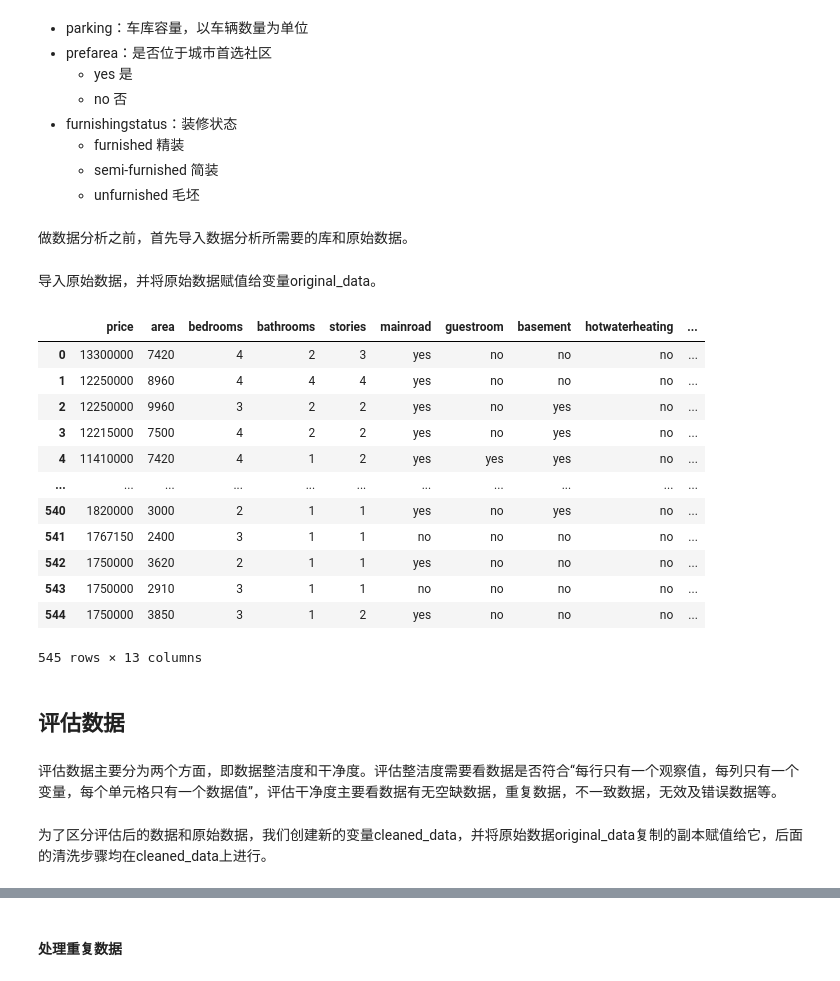
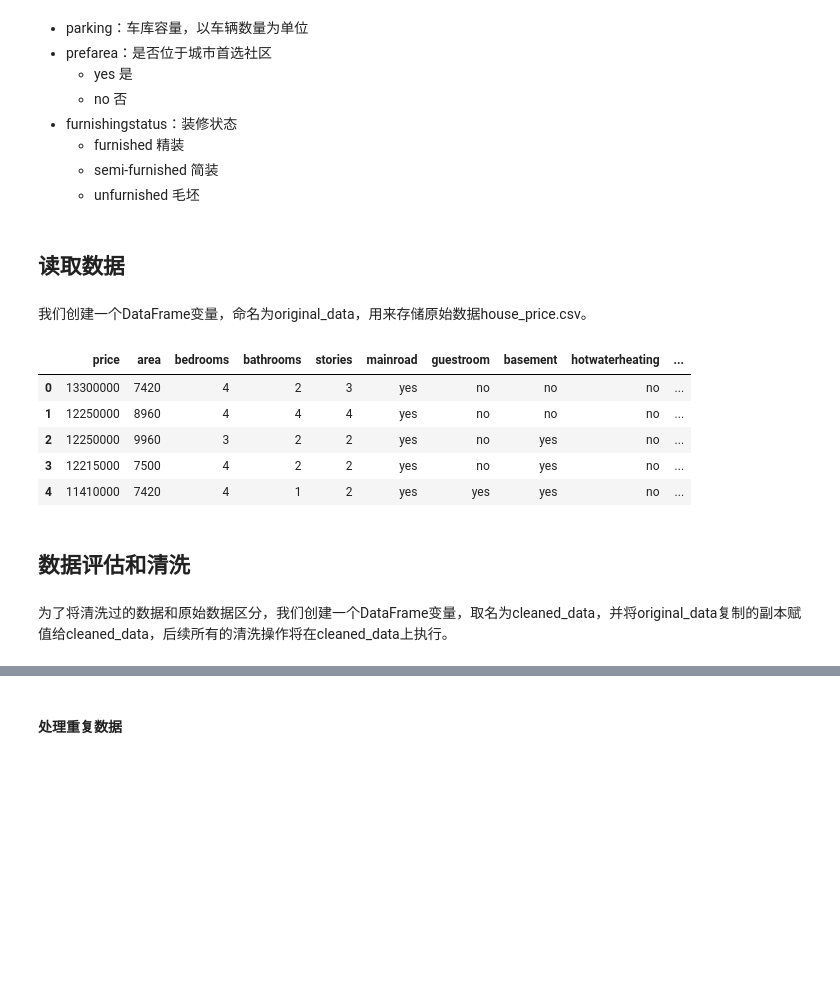
Before and after one commit to whywesson/Python-Data-Analysis, a Jupyter notebook: 04 项目实战 _ 用线性回归预测房价数据.ipynb, the cells around one changed output, grey strips where cells are left out. Saved outputs shown, nothing was run; the diff lists cells and outputs as text; code cells hidden in the pictures; blank space fills up the shorter version.

```diff
--- a/04 项目实战 _ 用线性回归预测房价数据.ipynb
+++ b/04 项目实战 _ 用线性回归预测房价数据.ipynb
@@ -40,8 +40,8 @@
    - furnished       精装
    - semi-furnished	 简装
    - unfurnished     毛坯
-# %% [markdown]
-做数据分析之前，首先导入数据分析所需要的库和原始数据。
+# %% [markdown]
+## 读取数据
 # %%
 import numpy as np
 import pandas as pd
@@ -50,27 +52,18 @@ import seaborn as sns
-# %% [markdown]
-导入原始数据，并将原始数据赋值给变量original_data。
+# %% [markdown]
+我们创建一个DataFrame变量，命名为original_data，用来存储原始数据house_price.csv。
 # %%
 original_data = pd.read_csv('house_price.csv')
-original_data
+original_data.head()
 # %% [output]
 |  | price | area | bedrooms | bathrooms | stories | mainroad | guestroom | basement | hotwaterheating | ... |
 | 0 | 13300000 | 7420 | 4 | 2 | 3 | yes | no | no | no | ... |
 | 1 | 12250000 | 8960 | 4 | 4 | 4 | yes | no | no | no | ... |
 | 2 | 12250000 | 9960 | 3 | 2 | 2 | yes | no | yes | no | ... |
 | 3 | 12215000 | 7500 | 4 | 2 | 2 | yes | no | yes | no | ... |
 | 4 | 11410000 | 7420 | 4 | 1 | 2 | yes | yes | yes | no | ... |
-| ... | ... | ... | ... | ... | ... | ... | ... | ... | ... | ... |
-| 540 | 1820000 | 3000 | 2 | 1 | 1 | yes | no | yes | no | ... |
-| 541 | 1767150 | 2400 | 3 | 1 | 1 | no | no | no | no | ... |
-| 542 | 1750000 | 3620 | 2 | 1 | 1 | yes | no | no | no | ... |
-| 543 | 1750000 | 2910 | 3 | 1 | 1 | no | no | no | no | ... |
-| 544 | 1750000 | 3850 | 3 | 1 | 2 | yes | no | no | no | ... |
-545 rows × 13 columns
 # %% [markdown]
-## 评估数据
+## 数据评估和清洗
-# %% [markdown]
-评估数据主要分为两个方面，即数据整洁度和干净度。评估整洁度需要看数据是否符合“每行只有一个观察值，每列只有一个变量，每个单元格只有一个数据值”，评估干净度主要看数据有无空缺数据，重复数据，不一致数据，无效及错误数据等。
-# %% [markdown]
-为了区分评估后的数据和原始数据，我们创建新的变量cleaned_data，并将原始数据original_data复制的副本赋值给它，后面的清洗步骤均在cleaned_data上进行。
+# %% [markdown]
+为了将清洗过的数据和原始数据区分，我们创建一个DataFrame变量，取名为cleaned_data，并将original_data复制的副本赋值给cleaned_data，后续所有的清洗操作将在cleaned_data上执行。
 # %%
 cleaned_data = original_data.copy()
```
Also changed, not shown: parts of 211 cells of this notebook.
